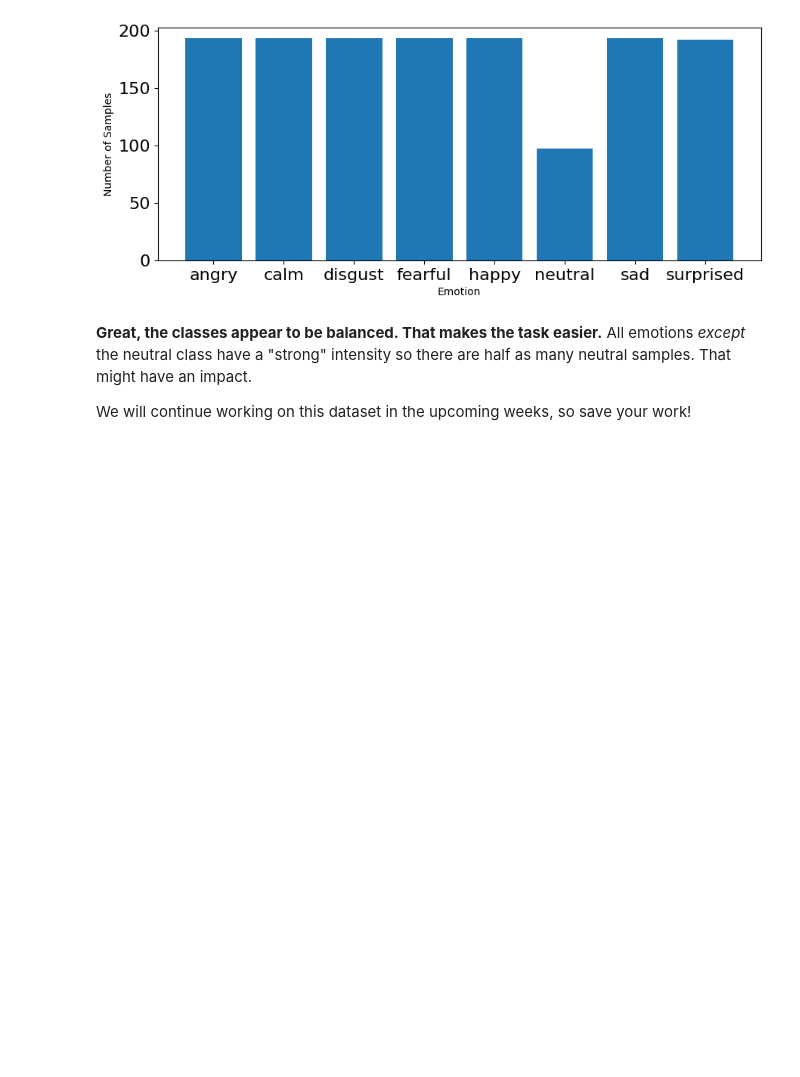
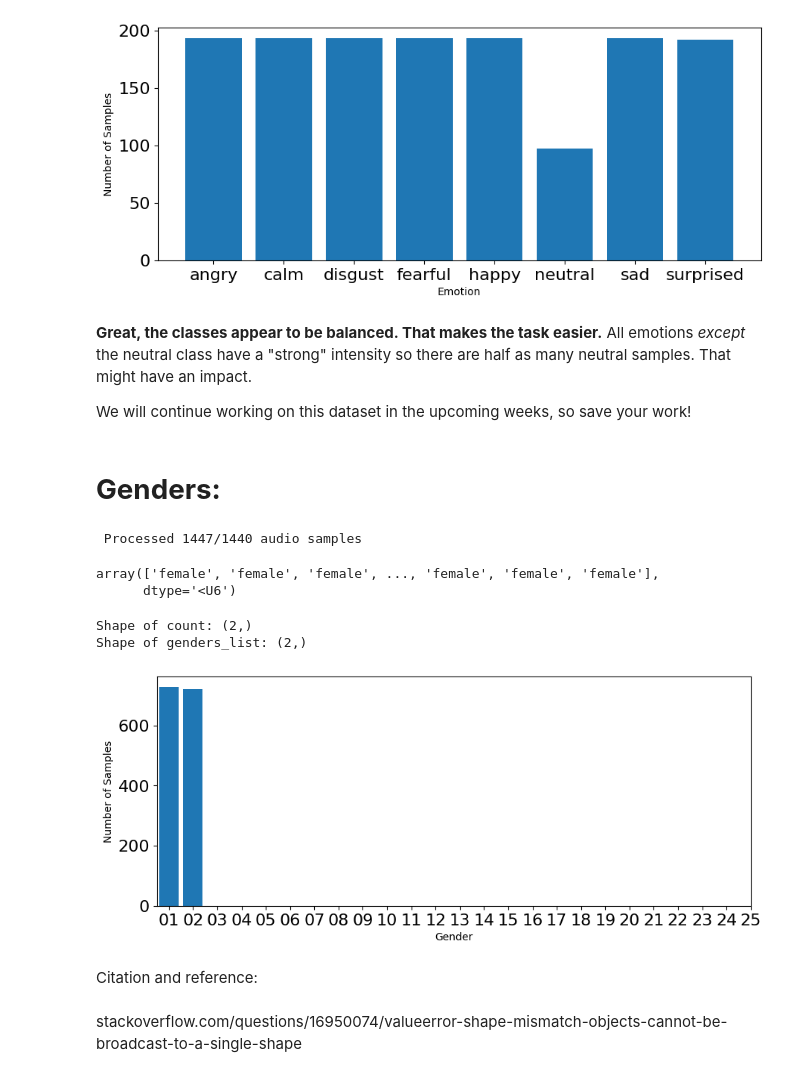
Before and after one commit to hyx010226/Week2_DataPreprocessing, a Jupyter notebook: Week 2.ipynb, the cells around one changed output. Drawn from its saved outputs; the diff is of its cells as text; code cells hidden in the pictures; blank space fills up the shorter version.

```diff
--- a/Week 2.ipynb
+++ b/Week 2.ipynb
@@ -728,3 +728,5 @@ plt.show()
 **Great, the classes appear to be balanced. That makes the task easier.** All emotions _except_ the neutral class have a "strong" intensity so there are half as many neutral samples. That might have an impact.
 
 We will continue working on this dataset in the upcoming weeks, so save your work!
+# %% [markdown]
+# **Genders:**
@@ -730,0 +762,49 @@ We will continue working on this dataset in the upcoming weeks, so save your wor
+# %%
+import os, glob
+
+def load_data():
+    X,y=[],[]
+    count = 0
+    for file in glob.glob("Downloads/Audio Data/*/*.wav"):
+        file_name=os.path.basename(file)
+        genders=genders_dict[file_name.split("-")[6][:2] ]#use the 7th number, take two digits
+        #features = get_features(file)
+        #X.append(features)
+        y.append(genders)
+        count += 1
+        # '\r' + end='' results in printing over same line
+        print('\r' + f' Processed {count}/{1440} audio samples',end=' ')
+    # Return arrays to plug into sklearn's cross-validation algorithms
+    return np.array(X), np.array(y)
+# %%
+features, genders = load_data()
+# %% [output]
+ Processed 1447/1440 audio samples
+# %%
+genders
+# %% [output]
+array(['female', 'female', 'female', ..., 'female', 'female', 'female'],
+      dtype='<U6')
+# %%
+# plot genders
+plt.figure(figsize=(35,4))
+plt.subplot(1,3,1)
+#np.unique returns ordered list of unique elements and count of each element
+genders_list, count = np.unique(genders, return_counts=True)
+# Check the shape of count and genders_list
+print(f'Shape of count: {count.shape}')
+print(f'Shape of genders_list: {genders_list.shape}')
+plt.bar(x=genders_list, height=count) # Changed x to genders_list, otherwise the graph will be weird
+plt.xticks(ticks=range(25), labels = [genders for genders in genders_dict],fontsize=10)
+plt.xlabel('Gender')
+plt.tick_params(labelsize=16)
+plt.ylabel('Number of Samples')
+plt.show()
+# %% [output]
+Shape of count: (2,)
+Shape of genders_list: (2,)
+[figure, added]
+# %% [markdown]
+Citation and reference:
+# %% [markdown]
+stackoverflow.com/questions/16950074/valueerror-shape-mismatch-objects-cannot-be-broadcast-to-a-single-shape
```
Also changed, not shown: parts of 3 cells of this notebook.
